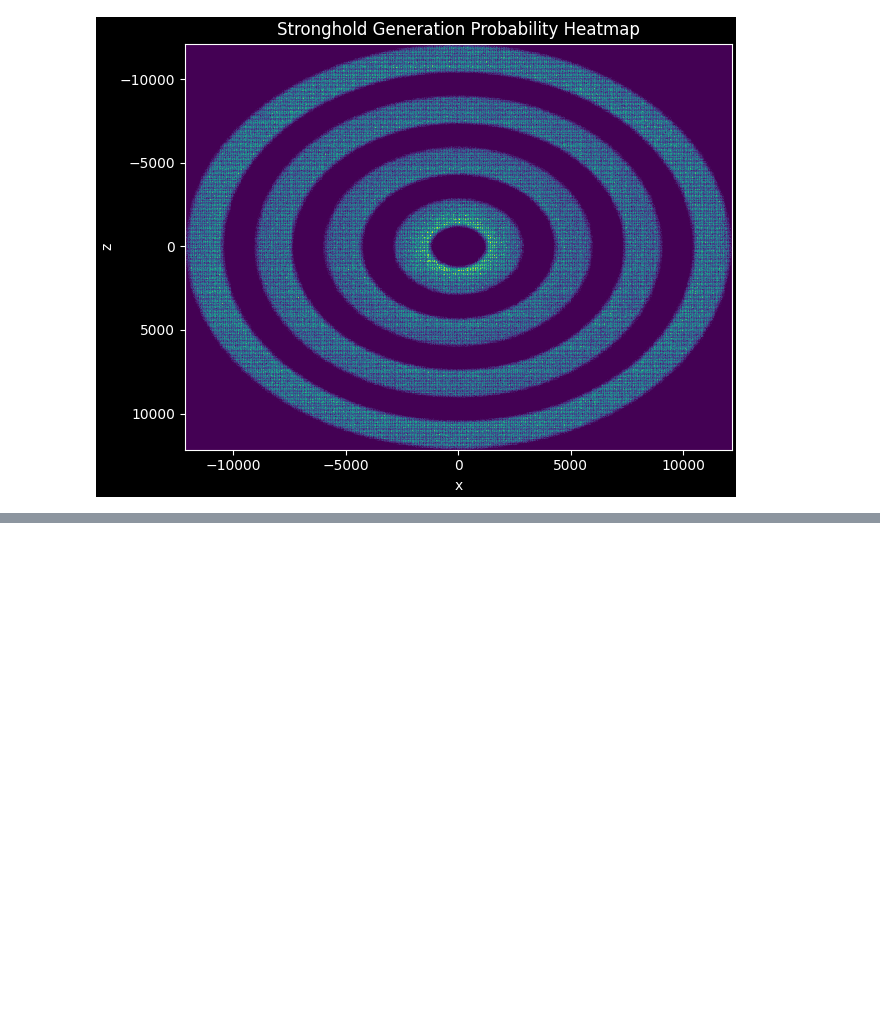
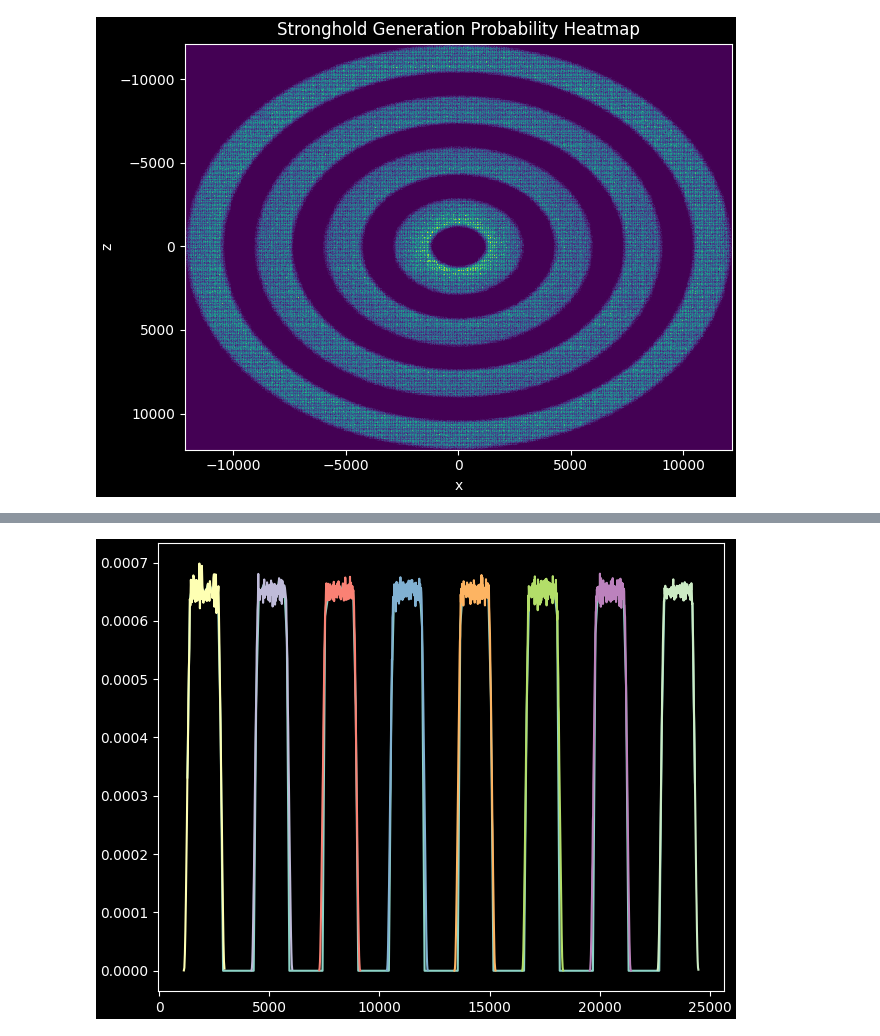
Before and after one commit to badooga/strongholds, a Jupyter notebook: 2. generation.ipynb, the cells around one changed output, grey strips where cells are left out. Saved outputs shown, nothing was run; the diff lists cells and outputs as text; code cells hidden in the pictures; blank space fills up the shorter version.

Commit message:
add interpolation

```diff
--- a/2. generation.ipynb
+++ b/2. generation.ipynb
@@ -78,0 +110,43 @@ That said, the thickness of the rings increases as you go further out, while the
+# %%
+counts_all = []
+bin_centers_all = []
+r_density_interp_all = []
+
+for n in range(8):
+    ring_n = strongholds.generation_heatmap(1*10**5, [n], fixed_rng)
+    ring_n = np.abs(ring_n)
+    counts, bin_edges = np.histogram(ring_n, bins="auto", density=True)
+    bin_centers = (bin_edges[1:] + bin_edges[:-1])/2
+
+    counts_all.append(counts)
+    bin_centers_all.append(bin_centers)
+
+    r_density_interp = interp1d(bin_centers, counts, kind="slinear",
+                                  bounds_error=False, fill_value=0)
+    r_density_interp_all.append(r_density_interp)
+
+def r_density_interp(r: float) -> float:
+    """
+    Interpolates the radial probability density for stronghold generation.
+    Probabilities are normalized per ring, rather than over the entire interval.
+    """
+
+    n = strongholds.chunk_math.closest_ring(r)
+    if strongholds.chunk_math.in_ring(r, n):
+        return r_density_interp_all[n](r)
+    return 0
+# %%
+fig7, ax7 = plt.subplots(constrained_layout=True)
+
+r = np.linspace(strongholds.chunk_math.ring_radii[0],
+                strongholds.chunk_math.ring_radii[-1],
+                num=200)
+
+rho = np.array([r_density_interp(rr) for rr in r])
+
+ax7.plot(r, rho)
+
+for r_, rho_ in zip(bin_centers_all, counts_all):
+    ax7.plot(r_, rho_)
+# %% [output]
+[figure, added]
```
Also changed, not shown: parts of 12 cells of this notebook.
